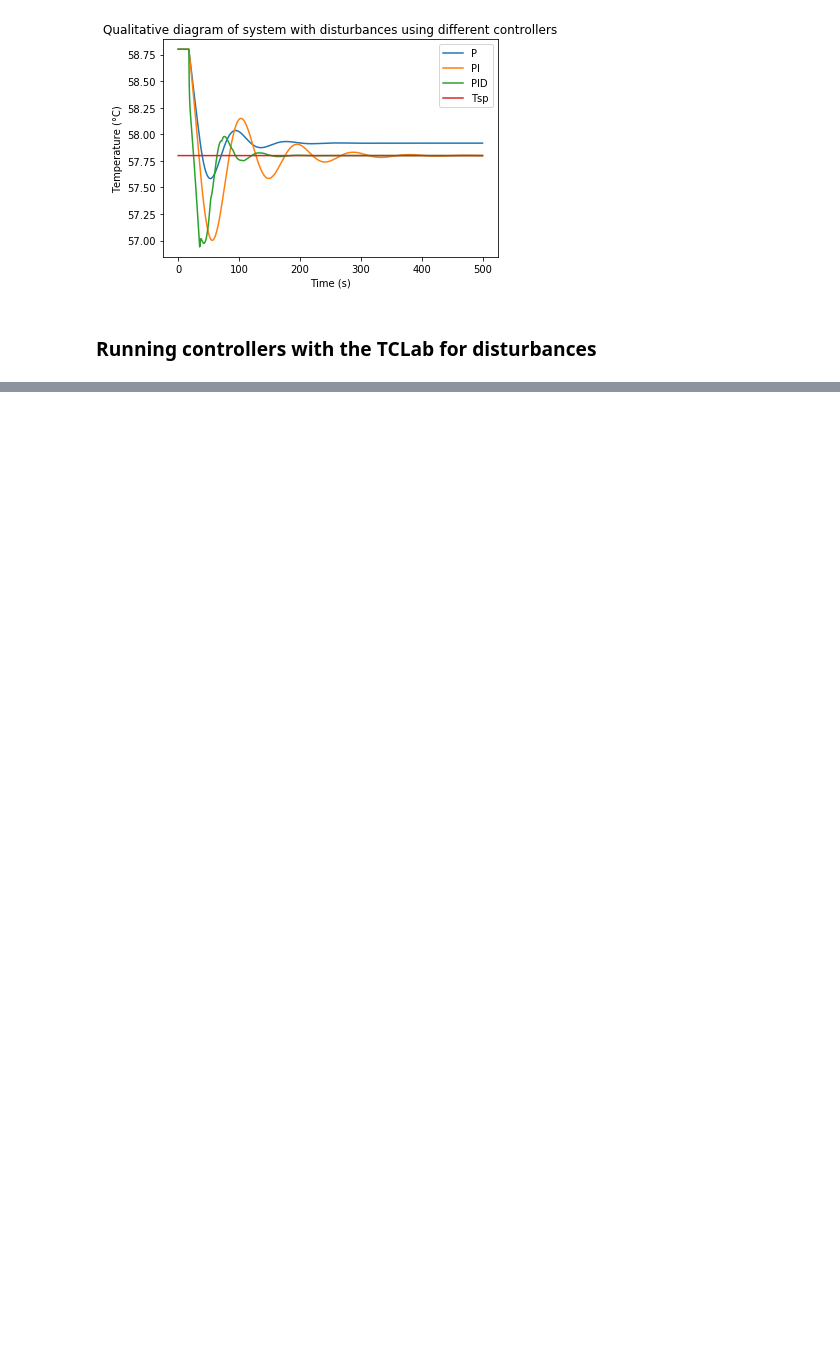
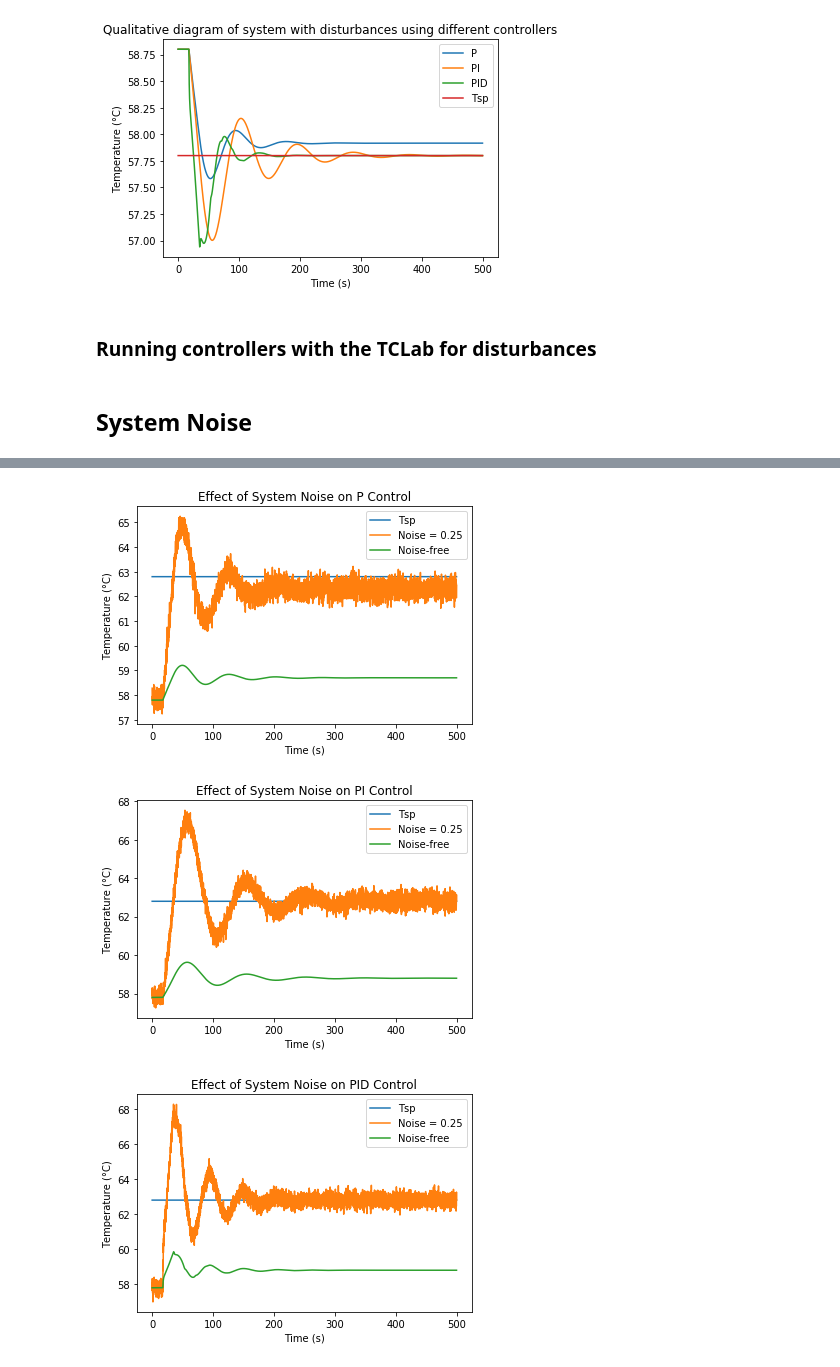
Before and after one commit to JarrydWebber/CPB-Group-17-2020, a Jupyter notebook: CC + IAE with TCLab.ipynb, the cells around one changed output, grey strips where cells are left out. Saved outputs shown, nothing was run; the diff lists cells and outputs as text; code cells hidden in the pictures; blank space fills up the shorter version.

Commit message:
Added Noise

```diff
--- a/CC + IAE with TCLab.ipynb
+++ b/CC + IAE with TCLab.ipynb
@@ -503,3 +499,64 @@ plt.show()
 [figure]
 # %% [markdown]
 ### Running controllers with the TCLab for disturbances
+# %% [markdown]
+## System Noise
+# %%
+def Noise(size):
+    def stepfunction(t): # Need a second function to be f(t) wrapped inside the first
+            return np.random.randn()*size
+    return stepfunction
+# %%
+def diagram_with_noise(controller_block ,system_block, setpoint, disturbance, noise_size):
+    Gc = controller_block
+    Gp = system_block
+
+    diagram = blocksim.Diagram([Gc, Gp],
+                            sums = {'e': ('+Tsp', '-T'), 'T': ('+Td', '+Tp', '+Tn')},
+                               # The disturbance will be added here also when we get there
+                            inputs = {'Tsp': blocksim.step(0, 0, setpoint),
+                                      'Td': blocksim.step(0, 0, disturbance),
+                                      'Tn': Noise(noise_size)}
+                            )
+    return diagram
+# %%
+noise_diagram_P   = diagram_with_noise(Gc_P  , Gp, 5, 0, 0.25)
+noise_diagram_PI  = diagram_with_noise(Gc_PI , Gp, 5, 0, 0.25)
+noise_diagram_PID = diagram_with_noise(Gc_PID, Gp, 5, 0, 0.25)
+
+ts = np.linspace(0, 500, 5000)
+
+noise_simulation_P   = noise_diagram_P.simulate(ts, progress = True)
+noise_simulation_PI  = noise_diagram_PI.simulate(ts, progress = True)
+noise_simulation_PID = noise_diagram_PID.simulate(ts, progress = True)
+
+plt.figure(1)
+plt.plot(list(ts), [T+To_p for T in noise_simulation_P['Tsp']], label='Tsp')
+plt.plot(list(ts), [T+To_p for T in noise_simulation_P['T']], label='Noise = 0.25')
+plt.plot(list(ts), [T+To_p for T in simulation_P['T']], label='Noise-free')
+plt.title('Effect of System Noise on P Control')
+plt.xlabel('Time (s)')
+plt.ylabel('Temperature (°C)')
+plt.legend()
+plt.show()
+
+plt.figure(2)
+plt.plot(list(ts), [T+To_p for T in noise_simulation_PI['Tsp']], label='Tsp')
+plt.plot(list(ts), [T+To_p for T in noise_simulation_PI['T']], label='Noise = 0.25')
+plt.plot(list(ts), [T+To_p for T in simulation_PI['T']], label='Noise-free')
+plt.title('Effect of System Noise on PI Control')
+plt.xlabel('Time (s)')
+plt.ylabel('Temperature (°C)')
+plt.legend()
+plt.show()
+
+plt.figure(3)
+plt.plot(list(ts), [T+To_p for T in noise_simulation_PID['Tsp']], label='Tsp')
+plt.plot(list(ts), [T+To_p for T in noise_simulation_PID['T']], label='Noise = 0.25')
+plt.plot(list(ts), [T+To_p for T in simulation_PID['T']], label='Noise-free')
+plt.title('Effect of System Noise on PID Control')
+plt.xlabel('Time (s)')
+plt.ylabel('Temperature (°C)')
+plt.legend()
+plt.show()
+# %% [output]
@@ -505,0 +566,3 @@ plt.show()
+[figure, added]
+[figure, added]
+[figure, added]
```
Also changed, not shown: parts of 4 cells of this notebook, 2 other files.
